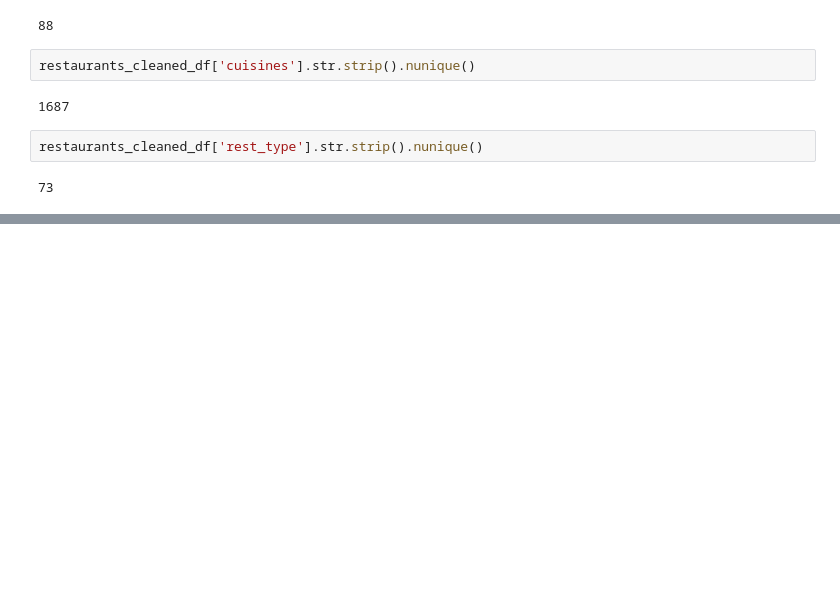
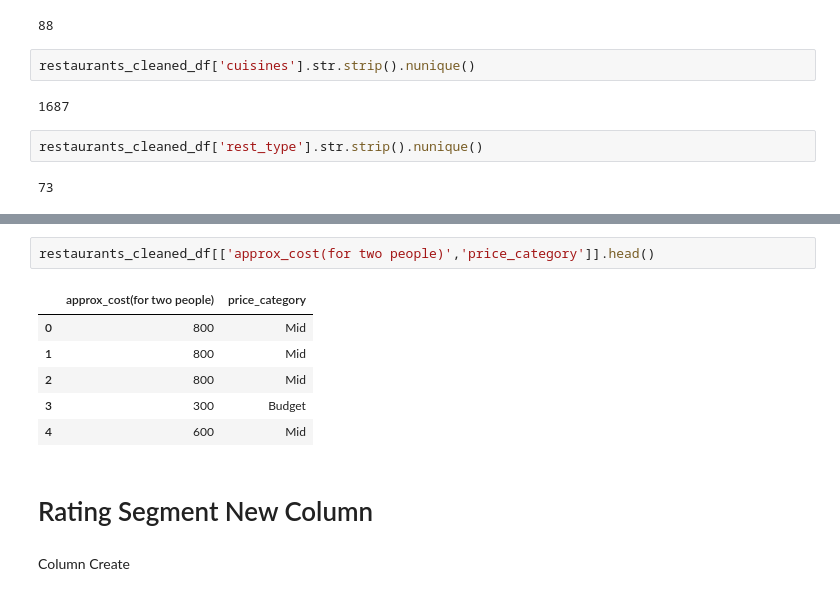
Before and after one commit to ParthibanSivanesan/Uber-Eats-Decision-Support-System, a Jupyter notebook: notebooks/01_data_exploration.ipynb, the cells around one changed output, grey strips where cells are left out. Cells and saved outputs as stored; diff of their text form; blank space fills up the shorter version.

```diff
--- a/notebooks/01_data_exploration.ipynb
+++ b/notebooks/01_data_exploration.ipynb
@@ -379,0 +428,13 @@ restaurants_cleaned_df['rest_type'].str.strip().nunique()
+# %%
+restaurants_cleaned_df[['approx_cost(for two people)','price_category']].head()
+# %% [output]
+|  | approx_cost(for two people) | price_category |
+| 0 | 800 | Mid |
+| 1 | 800 | Mid |
+| 2 | 800 | Mid |
+| 3 | 300 | Budget |
+| 4 | 600 | Mid |
+# %% [markdown]
+# Rating Segment New Column
+# %% [markdown]
+Column Create
```
Also changed, not shown: parts of 28 cells of this notebook, 13 other files.
